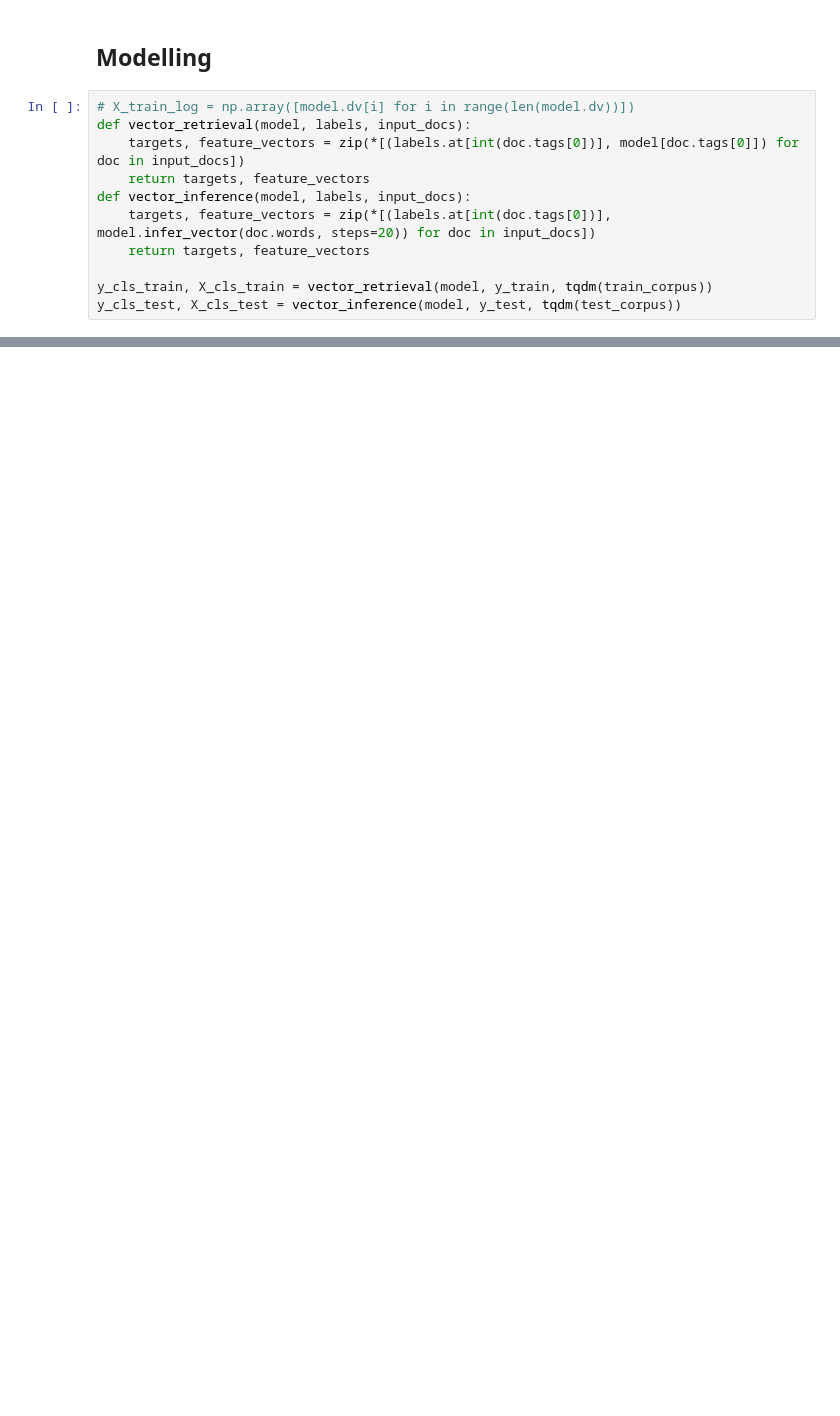
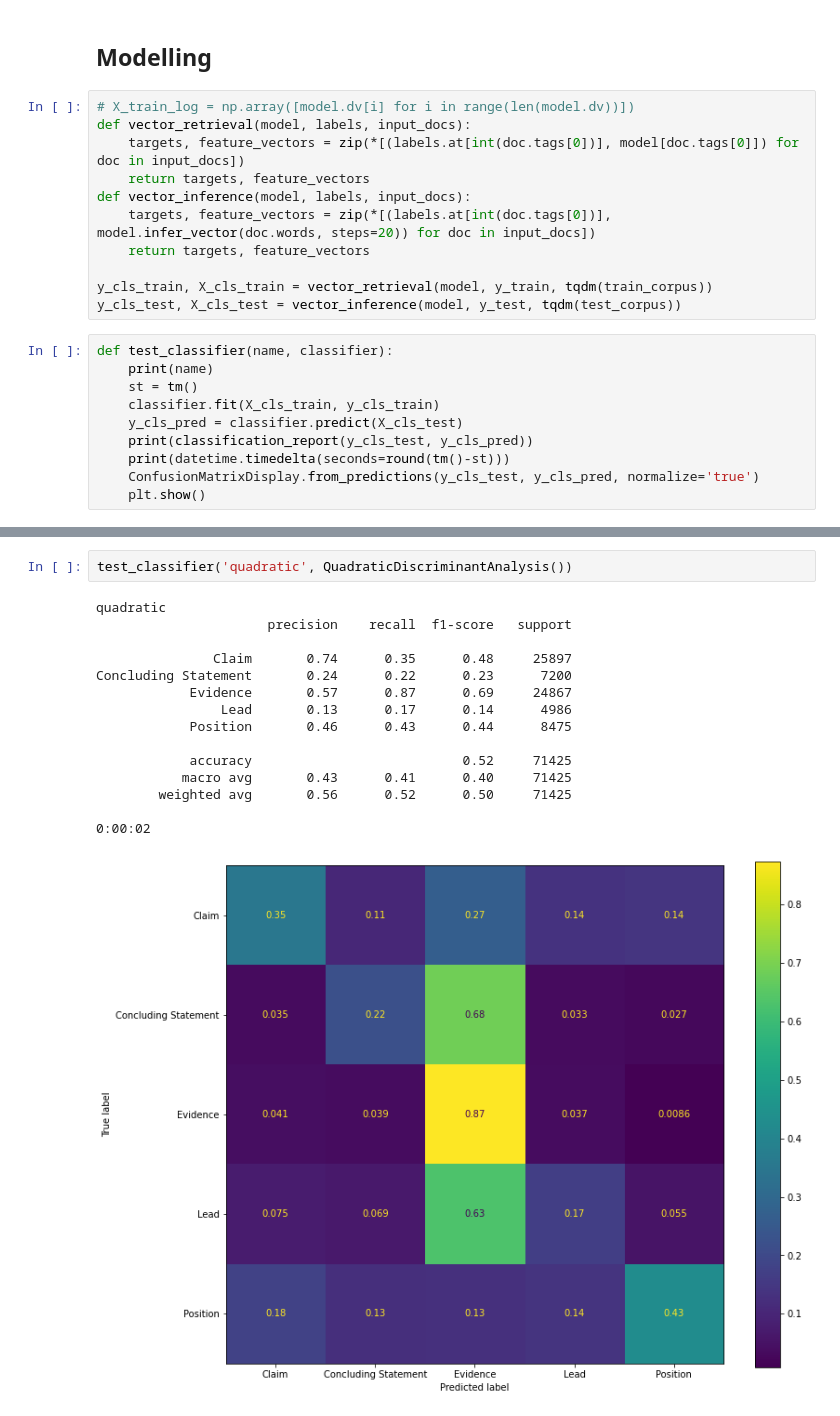
Before and after one commit to langdonholmes/persuade_doc2vec, a Jupyter notebook: doc2vec.ipynb, the cells around one changed output, grey strips where cells are left out. Saved outputs shown, nothing was run; the diff lists cells and outputs as text; blank space fills up the shorter version.

```diff
--- a/doc2vec.ipynb
+++ b/doc2vec.ipynb
@@ -375,4 +402,14 @@ def vector_inference(model, labels, input_docs):
 
 y_cls_train, X_cls_train = vector_retrieval(model, y_train, tqdm(train_corpus))
 y_cls_test, X_cls_test = vector_inference(model, y_test, tqdm(test_corpus))
+# %%
+def test_classifier(name, classifier):
+    print(name)
+    st = tm()
+    classifier.fit(X_cls_train, y_cls_train)
+    y_cls_pred = classifier.predict(X_cls_test)
+    print(classification_report(y_cls_test, y_cls_pred))
+    print(datetime.timedelta(seconds=round(tm()-st)))
+    ConfusionMatrixDisplay.from_predictions(y_cls_test, y_cls_pred, normalize='true')
+    plt.show()
 # %%
@@ -425,0 +508,18 @@ Concluding Statement       0.24      0.68      0.35      7200
+# %%
+test_classifier('quadratic', QuadraticDiscriminantAnalysis())
+# %% [output]
+quadratic
+                      precision    recall  f1-score   support
+
+               Claim       0.74      0.35      0.48     25897
+Concluding Statement       0.24      0.22      0.23      7200
+            Evidence       0.57      0.87      0.69     24867
+                Lead       0.13      0.17      0.14      4986
+            Position       0.46      0.43      0.44      8475
+
+            accuracy                           0.52     71425
+           macro avg       0.43      0.41      0.40     71425
+        weighted avg       0.56      0.52      0.50     71425
+
+0:00:02
+[figure, added]
```
Also changed, not shown: parts of 3 cells of this notebook, 1 other file.
